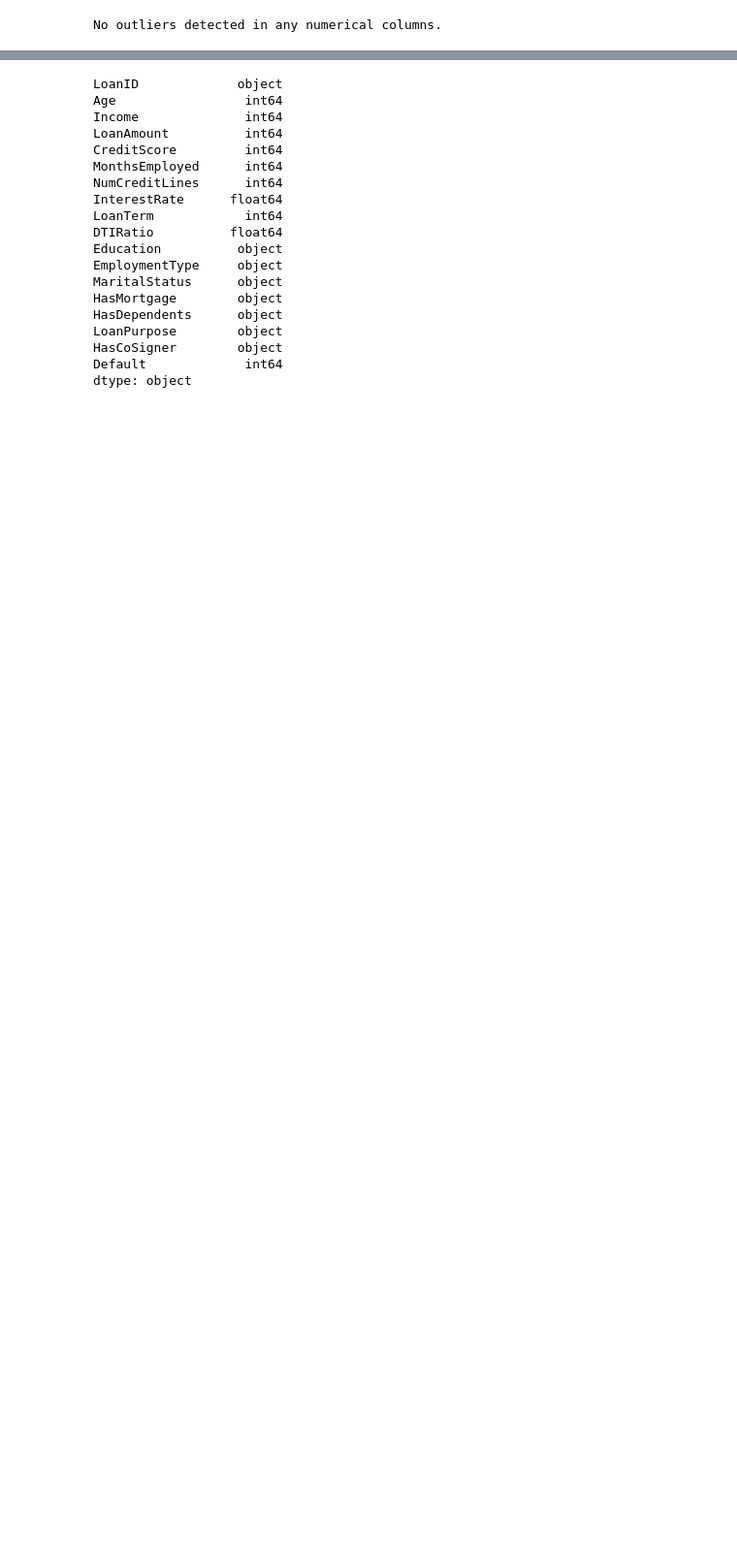
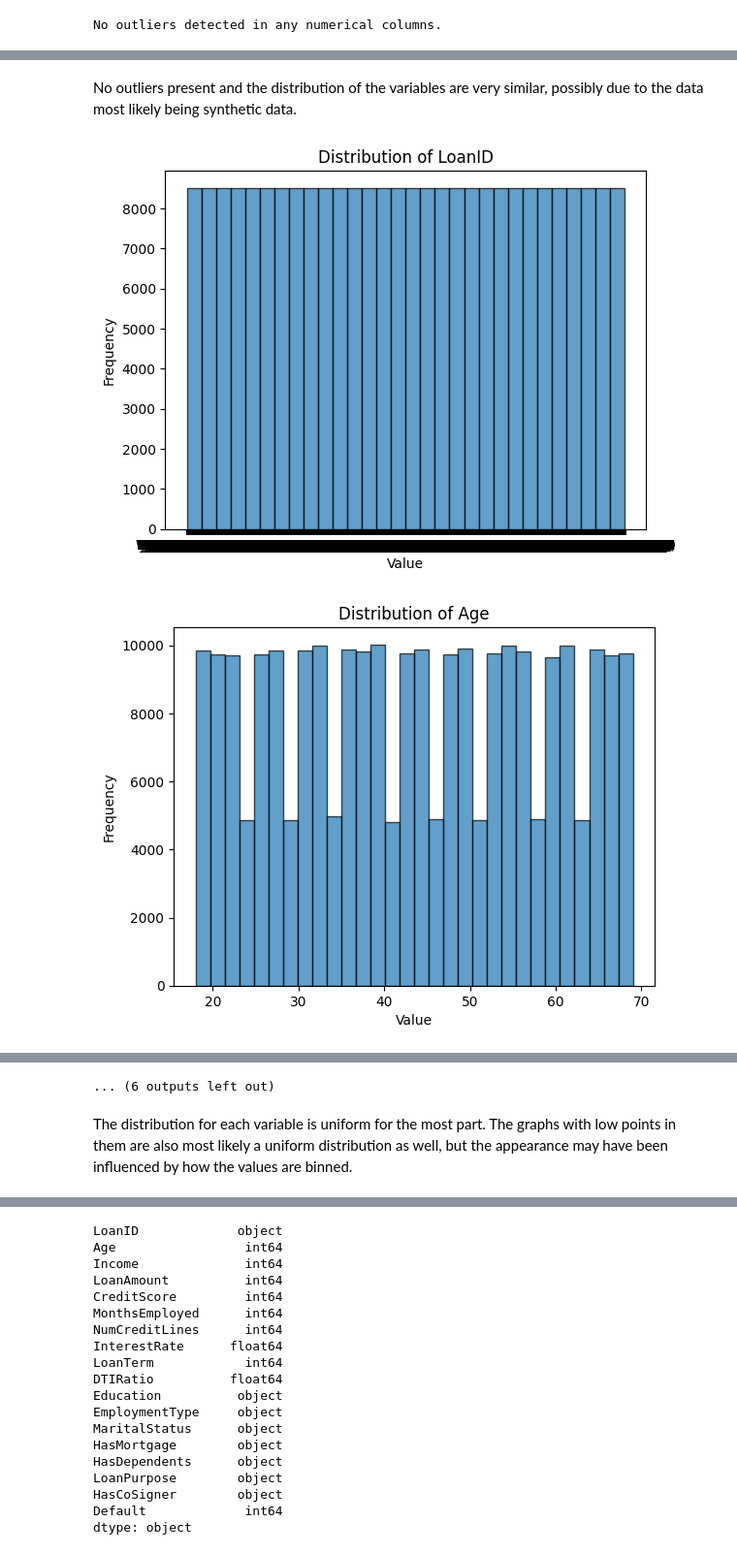
Before and after one commit to jwinn19464/DataSci-Project, a Jupyter notebook: proj_preprocessing.ipynb, the cells around one changed output, grey strips where cells are left out. Shown at 97% size. Cells and saved outputs as stored; diff of their text form; code cells hidden in the pictures; blank space fills up the shorter version.

```diff
--- a/proj_preprocessing.ipynb
+++ b/proj_preprocessing.ipynb
@@ -179,0 +206,13 @@ No outliers detected in any numerical columns.
+# %% [markdown]
+No outliers present and the distribution of the variables are very similar, possibly due to the data most likely being synthetic data.
+# %%
+# Plot histograms for each variable
+for column in df.columns:
+    plt.hist(df[column], bins=30, edgecolor='black', alpha=0.7)
+    plt.title(f'Distribution of {column}')
+    plt.xlabel('Value')
+    plt.ylabel('Frequency')
+    plt.show()
+# %% [output]
+[figure, added]
+[figure, added]
@@ -179,0 +229,3 @@ No outliers detected in any numerical columns.
+... (6 outputs left out)
+# %% [markdown]
+The distribution for each variable is uniform for the most part. The graphs with low points in them are also most likely a uniform distribution as well, but the appearance may have been influenced by how the values are binned.
```
Also changed, not shown: parts of 50 cells of this notebook.
